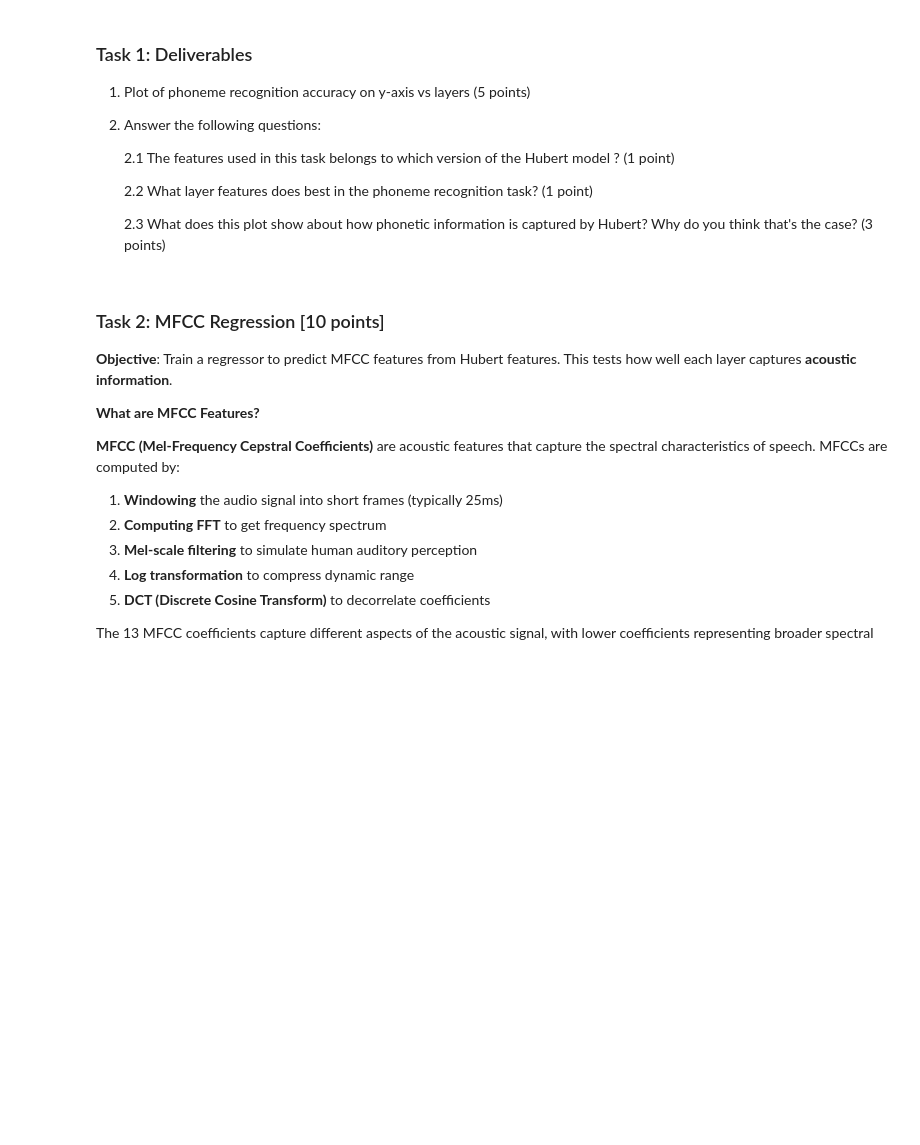
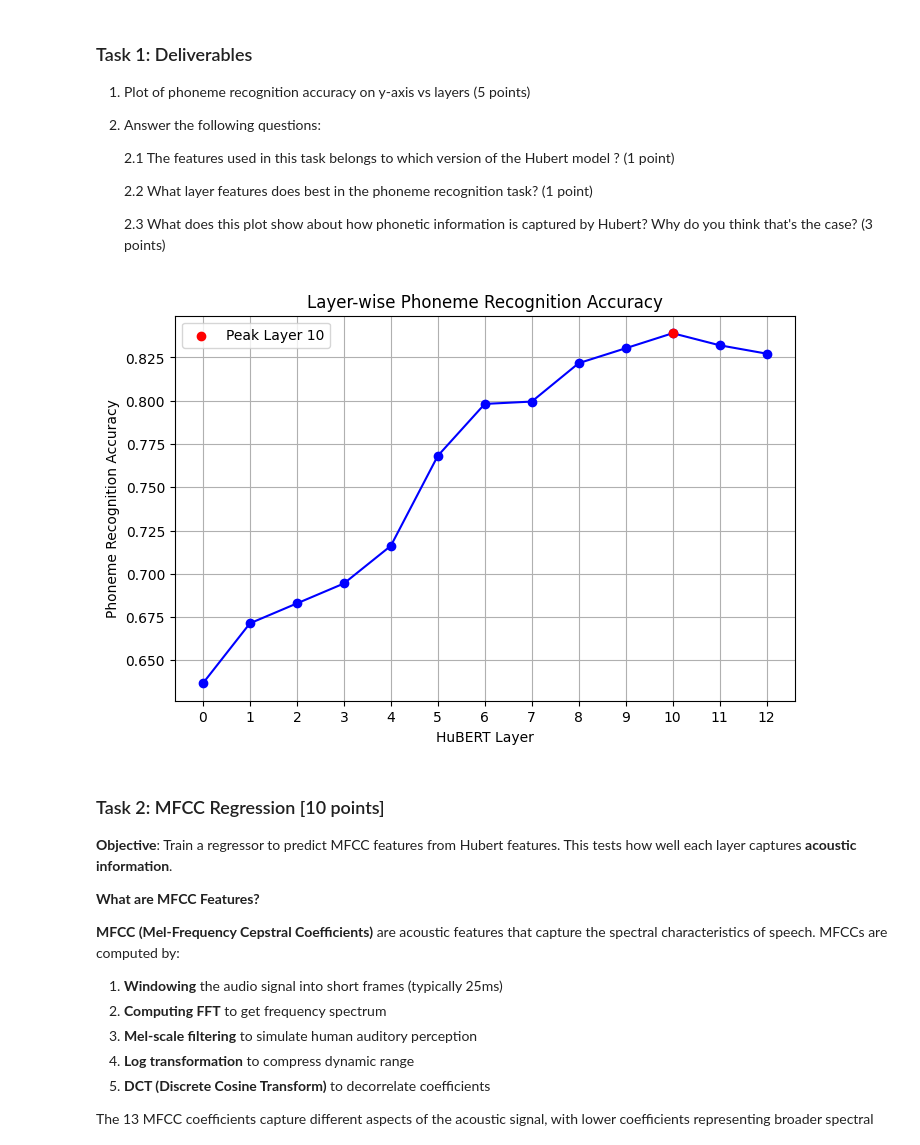
Before and after one commit to yinganw/cs280-projects, a Jupyter notebook: hw4-a.ipynb, the cells around one changed output. Saved outputs shown, nothing was run; the diff lists cells and outputs as text; code cells hidden in the pictures; blank space fills up the shorter version.

```diff
--- a/hw4-a.ipynb
+++ b/hw4-a.ipynb
@@ -363,6 +354,32 @@ Compile with `TORCH_USE_CUDA_DSA` to enable device-side assertions.
     2.2 What layer features does best in the phoneme recognition task? (1 point)
 
     2.3 What does this plot show about how phonetic information is captured by Hubert? Why do you think that's the case? (3 points)
+# %%
+# plot all_results
+import matplotlib.pyplot as plt
+
+# Extract layers and accuracies
+layers = [r['layer'] for r in all_results]
+test_accs = [r['test_acc'] for r in all_results]
+
+# Create the plot
+plt.figure(figsize=(8,5))
+plt.plot(layers, test_accs, marker='o', linestyle='-', color='blue')
+plt.xticks(layers)
+plt.xlabel("HuBERT Layer")
+plt.ylabel("Phoneme Recognition Accuracy")
+plt.title("Layer-wise Phoneme Recognition Accuracy")
+plt.grid(True)
+
+# Highlight peak
+max_idx = test_accs.index(max(test_accs))
+plt.scatter(layers[max_idx], test_accs[max_idx], color='red', zorder=5, label=f"Peak Layer {layers[max_idx]}")
+plt.legend()
+# plt.savefig('')
+
+plt.show()
+# %% [output]
+[figure, added]
 # %% [markdown]
 ### Task 2: MFCC Regression [10 points]
 
```
Also changed, not shown: parts of 4 cells of this notebook.
